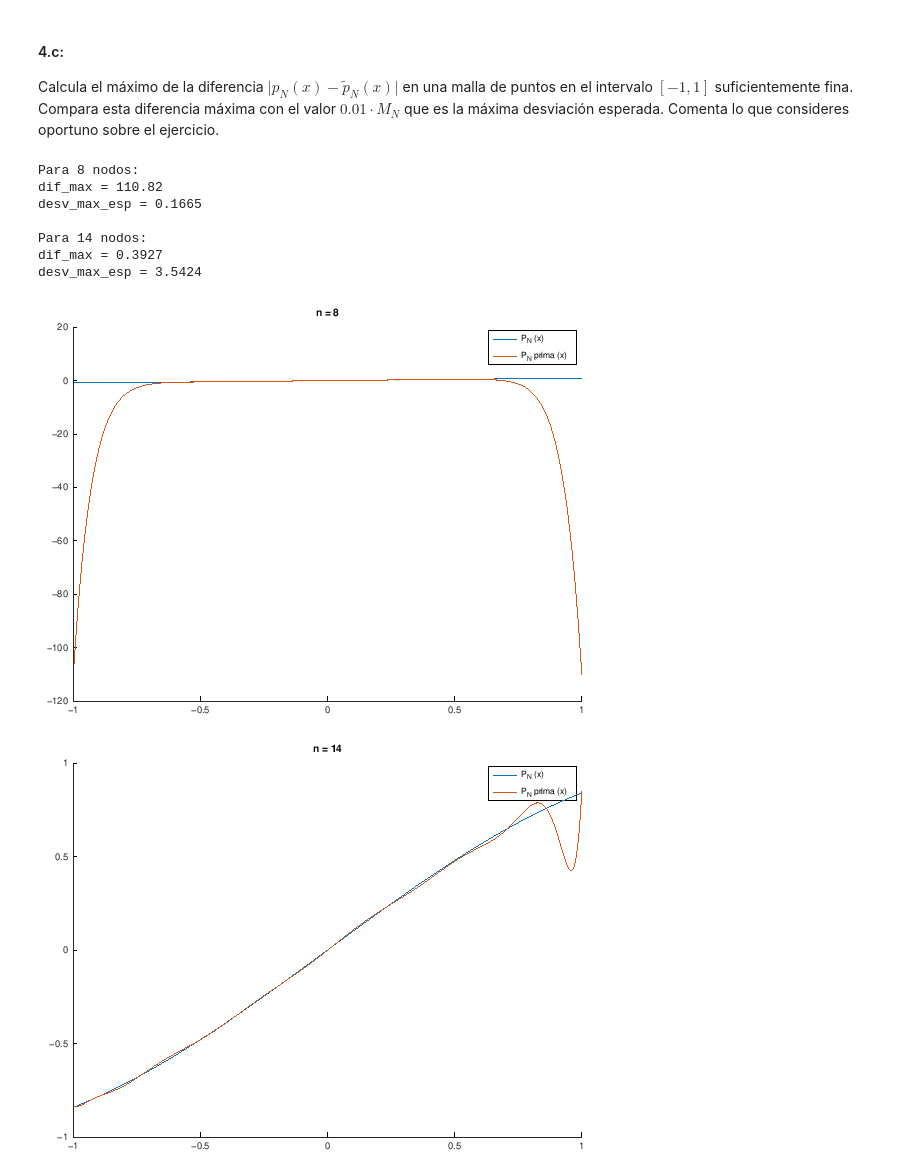
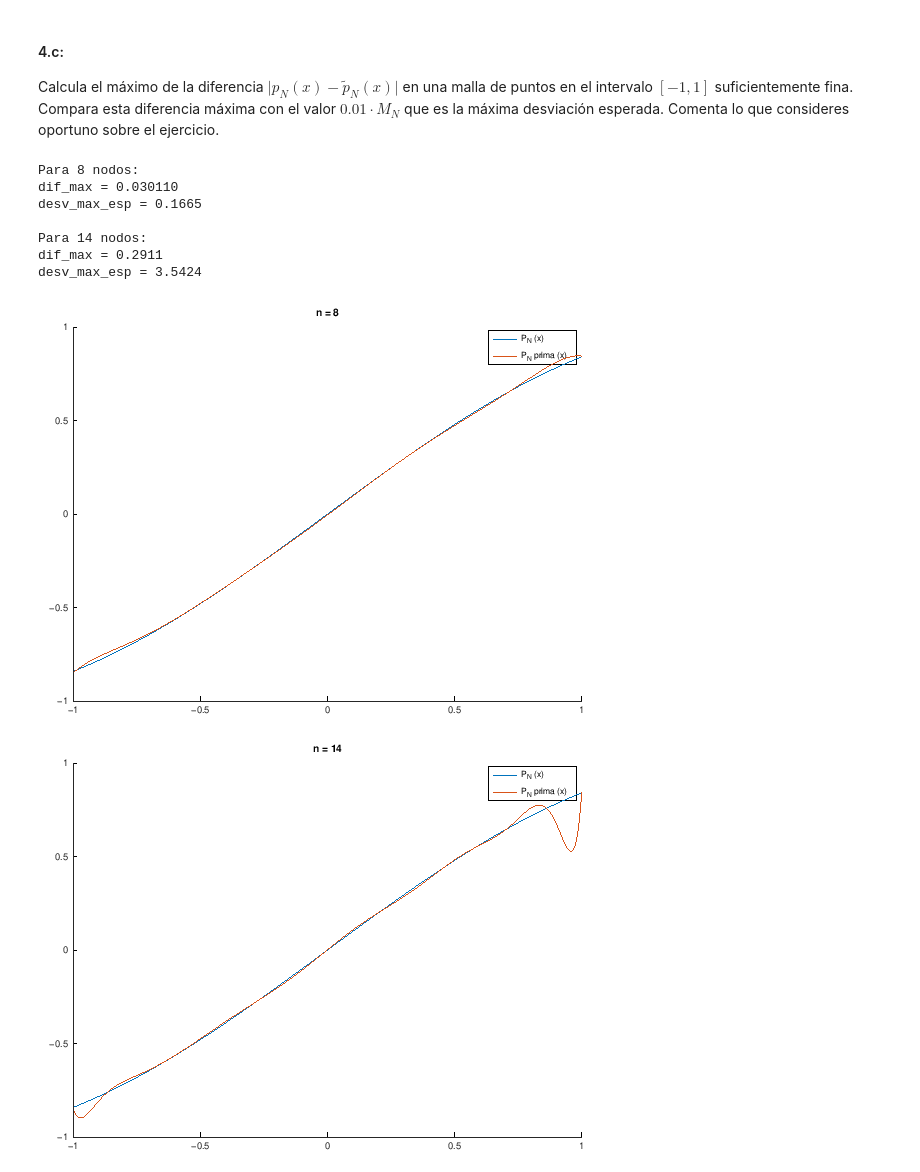
Before and after one commit to alonct/CN1V-practicas-octave, a Jupyter notebook: Entrega_1_AlonsoOmaAlonso/Entregable_1.ipynb, the cells around one changed output. Cells and saved outputs as stored; diff of their text form; code cells hidden in the pictures.

```diff
--- a/Entrega_1_AlonsoOmaAlonso/Entregable_1.ipynb
+++ b/Entrega_1_AlonsoOmaAlonso/Entregable_1.ipynb
@@ -669,36 +669,36 @@ for i=1:length(N)
 
     nodos = linspace(-1, 1, N(i) + 1);
 
-    for j=1:length(maximo)
+    for j=1:maximo
         coef1(j) = coeficientes(i, 1, j);
         coef2(j) = coeficientes(i, 2, j);
     endfor
 
     py = polyval(coef1, interval);
     pz = polyval(coef2, interval);
 
     [lambda, M] = lebesgue(nodos, interval);
 
     disp(sprintf('Para %u nodos:', N(i)))
     dif_max = max(abs(py-pz))
     desv_max_esp = 0.01 * M
     printf('\n')
 
     figure(i)
     title(sprintf('n = %u', N(i)))
     hold on
     plot(interval, py, ';P_N (x);')
     hold on
     plot(interval, pz, ';P_N prima (x);')
     hold off
 endfor
 # %% [output]
 Para 8 nodos:
-dif_max = 110.82
+dif_max = 0.030110
 desv_max_esp = 0.1665
 
 Para 14 nodos:
-dif_max = 0.3927
+dif_max = 0.2911
 desv_max_esp = 3.5424
-[figure, old version]
+[figure, new version]
-[figure, old version]
+[figure, new version]
```
Also changed, not shown: parts of 1 cell of this notebook.
